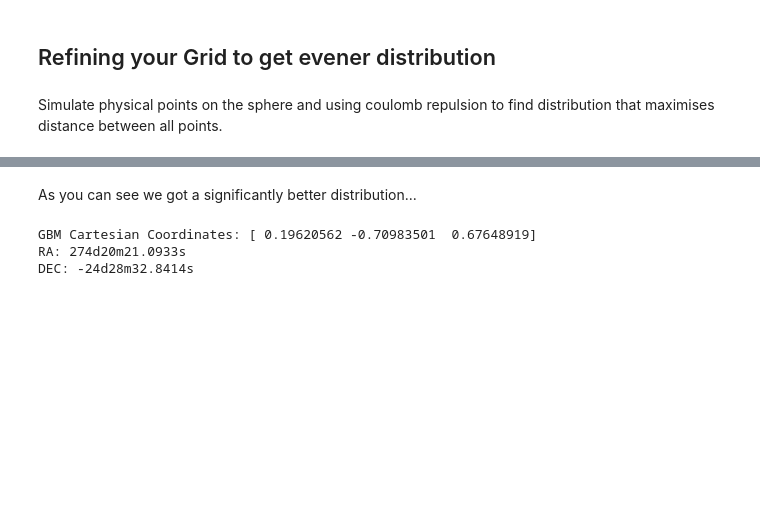
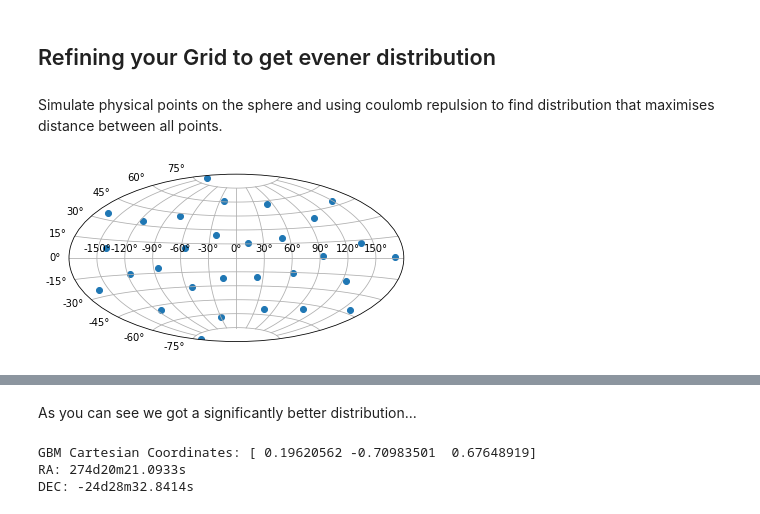
Before and after one commit to Husky22/GBMGridSimulator, a Jupyter notebook: Simulator Documentation.ipynb, the cells around one changed output, grey strips where cells are left out. Drawn from its saved outputs; the diff is of its cells as text; code cells hidden in the pictures; blank space fills up the shorter version.

```diff
--- a/Simulator Documentation.ipynb
+++ b/Simulator Documentation.ipynb
@@ -74,6 +63,8 @@ simulation.grid_plot()
 # %% [markdown]
 <p>Simulate physical points on the sphere and using coulomb repulsion to find distribution that maximises distance between all points.</p>
 # %%
-simulation.coulomb_refining(100)
+simulation.coulomb_refining(10)
 simulation.generate_j2000(trigdat)
 simulation.grid_plot()
+# %% [output]
+[figure, added]
```
Also changed, not shown: parts of 13 cells of this notebook, 1 other file.
